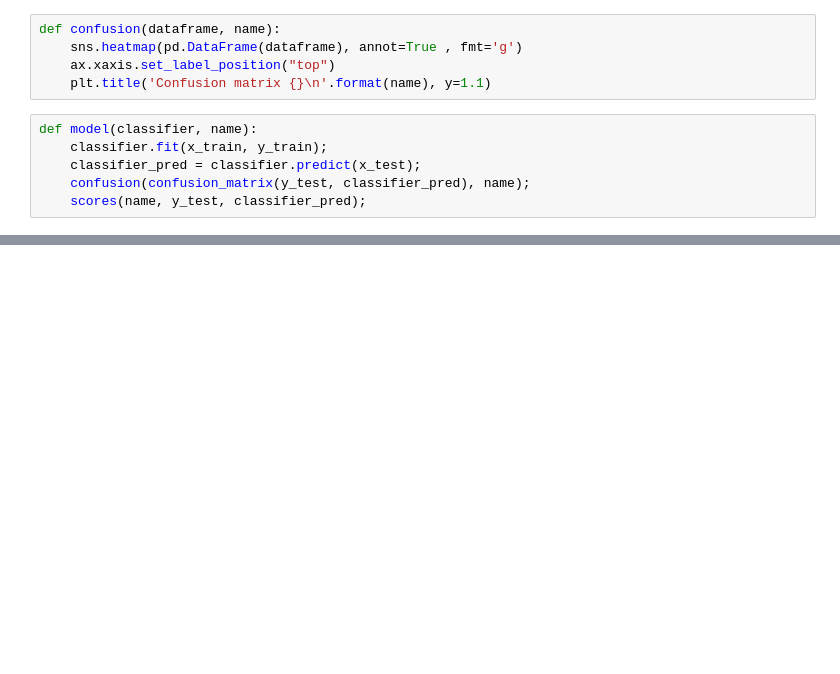
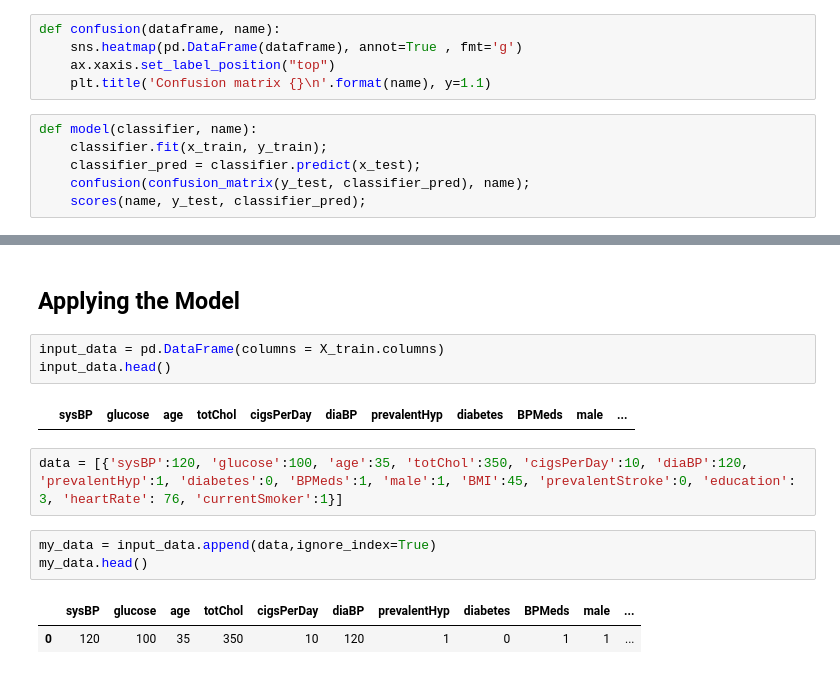
Before and after one commit to ljhowell/machine-learning_CHD, a Jupyter notebook: DT&RF.ipynb, the cells around one changed output, grey strips where cells are left out. Saved outputs shown, nothing was run; the diff lists cells and outputs as text; blank space fills up the shorter version.

```diff
--- a/DT&RF.ipynb
+++ b/DT&RF.ipynb
@@ -428,0 +305,15 @@ The recall score for Random Forest is: 100.0%.
+# %% [markdown]
+## Applying the Model
+# %%
+input_data = pd.DataFrame(columns = X_train.columns)
+input_data.head()
+# %% [output]
+|  | sysBP | glucose | age | totChol | cigsPerDay | diaBP | prevalentHyp | diabetes | BPMeds | male | ... |
+# %%
+data = [{'sysBP':120, 'glucose':100, 'age':35, 'totChol':350, 'cigsPerDay':10, 'diaBP':120, 'prevalentHyp':1, 'diabetes':0, 'BPMeds':1, 'male':1, 'BMI':45, 'prevalentStroke':0, 'education': 3, 'heartRate': 76, 'currentSmoker':1}]
+# %%
+my_data = input_data.append(data,ignore_index=True)
+my_data.head()
+# %% [output]
+|  | sysBP | glucose | age | totChol | cigsPerDay | diaBP | prevalentHyp | diabetes | BPMeds | male | ... |
+| 0 | 120 | 100 | 35 | 350 | 10 | 120 | 1 | 0 | 1 | 1 | ... |
```
Also changed, not shown: parts of 33 cells of this notebook, 4 other files.
